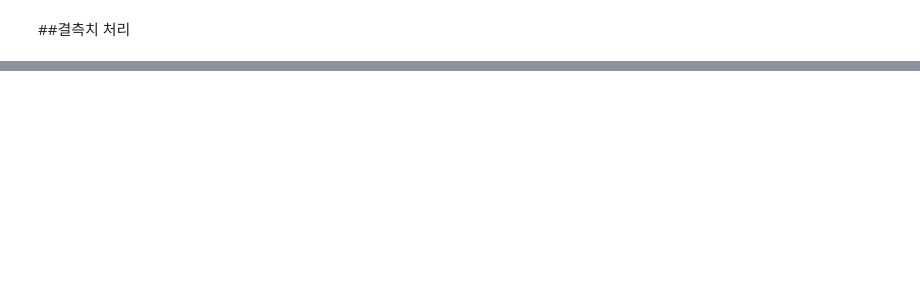
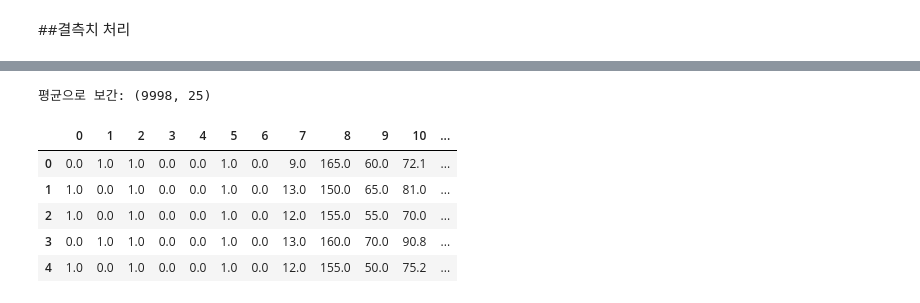
Before and after one commit to ll5913/itb, a Jupyter notebook: IBH_health_vis.ipynb, the cells around one changed output, grey strips where cells are left out. Drawn from its saved outputs; the diff is of its cells as text; code cells hidden in the pictures; blank space fills up the shorter version.

```diff
--- a/IBH_health_vis.ipynb
+++ b/IBH_health_vis.ipynb
@@ -223,0 +213,3 @@ sns.boxplot(data = df, x ='성별코드', y= '감마지티피')
+# %%
+df = df.drop(['총콜레스테롤', '트리글리세라이드','HDL콜레스테롤','LDL콜레스테롤'],axis=1)
+#5000개 이상의 na 존재하는 열 삭제
@@ -223,0 +218,12 @@ sns.boxplot(data = df, x ='성별코드', y= '감마지티피')
+# %%
+X1=df[['성별코드','흡연상태','음주여부']]
+
+X1_dum = pd.get_dummies(X1)
+X1_dum.head()
+X2=df.loc[: : ,'연령대코드(5세단위)':'감마지티피']
+#X3=df[['치아우식증유무', '치석']] 5000개 이상의 na값
+y=df[['당뇨']]
+y.head()
+
+df = pd.concat([X1_dum, X2, y], axis=1)
+df.head()
@@ -223,0 +237,15 @@ sns.boxplot(data = df, x ='성별코드', y= '감마지티피')
+# %%
+from sklearn.impute import SimpleImputer
+
+imputer = SimpleImputer(strategy = "mean")
+df = pd.DataFrame(imputer.fit_transform(df))
+print("\n평균으로 보간:", df.shape)
+df.head()
+# %% [output]
+평균으로 보간: (9998, 25)
+|  | 0 | 1 | 2 | 3 | 4 | 5 | 6 | 7 | 8 | 9 | 10 | ... |
+| 0 | 0.0 | 1.0 | 1.0 | 0.0 | 0.0 | 1.0 | 0.0 | 9.0 | 165.0 | 60.0 | 72.1 | ... |
+| 1 | 1.0 | 0.0 | 1.0 | 0.0 | 0.0 | 1.0 | 0.0 | 13.0 | 150.0 | 65.0 | 81.0 | ... |
+| 2 | 1.0 | 0.0 | 1.0 | 0.0 | 0.0 | 1.0 | 0.0 | 12.0 | 155.0 | 55.0 | 70.0 | ... |
+| 3 | 0.0 | 1.0 | 1.0 | 0.0 | 0.0 | 1.0 | 0.0 | 13.0 | 160.0 | 70.0 | 90.8 | ... |
+| 4 | 1.0 | 0.0 | 1.0 | 0.0 | 0.0 | 1.0 | 0.0 | 12.0 | 155.0 | 50.0 | 75.2 | ... |
```
Also changed, not shown: parts of 77 cells of this notebook.
